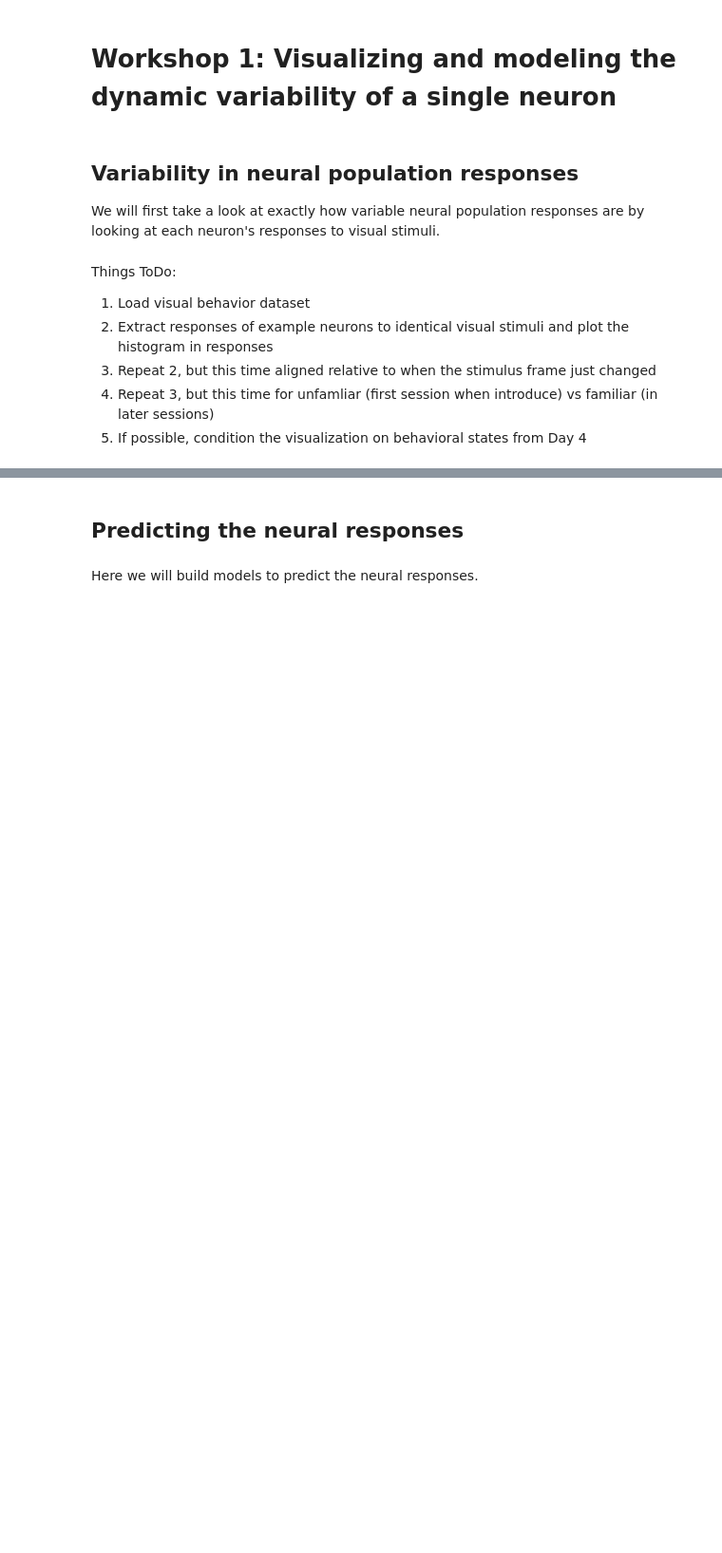
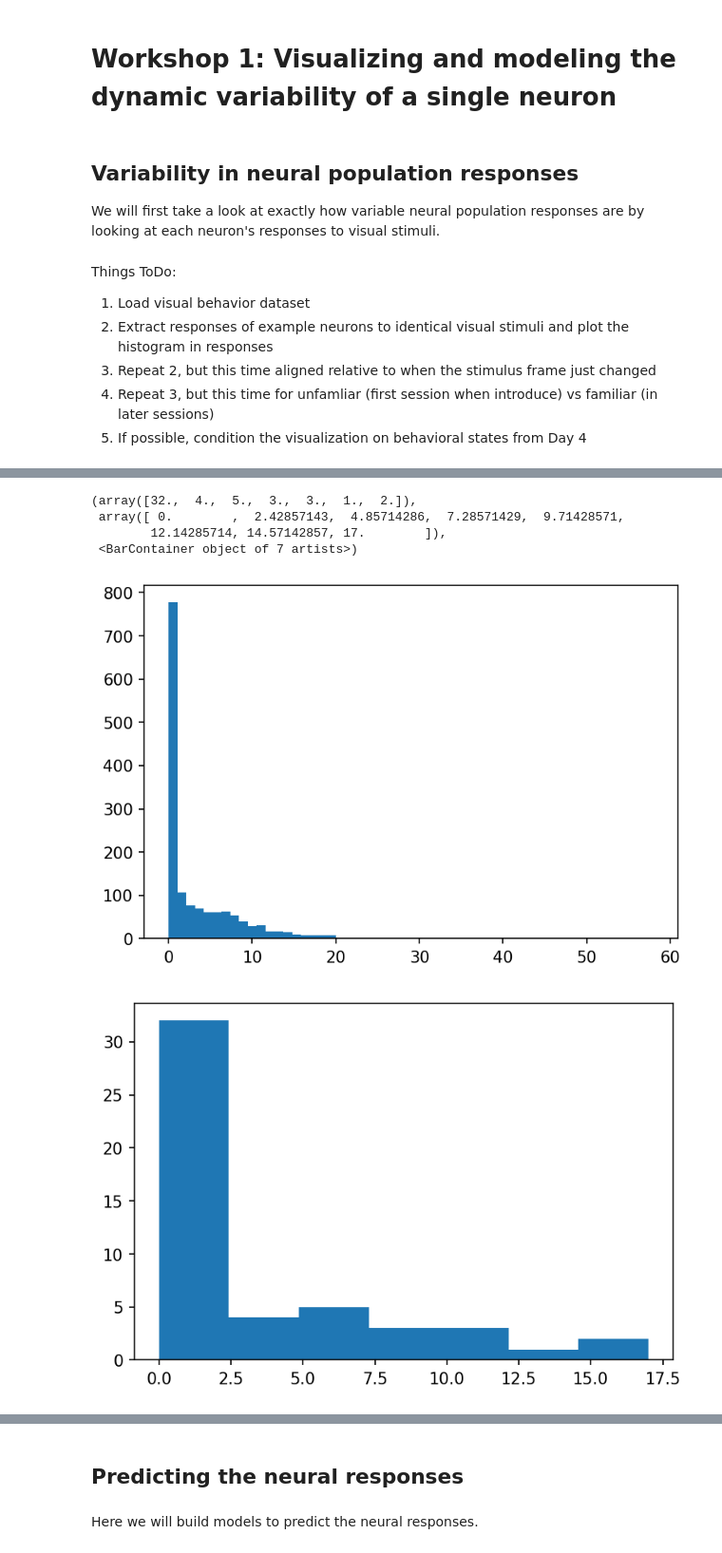
Before and after one commit to AllenInstitute/swdb_2023, a Jupyter notebook: Day5/Day5_VisualDynamicsModeling.ipynb, the cells around one changed output, grey strips where cells are left out. Shown at 95% size. Cells and saved outputs as stored; diff of their text form; code cells hidden in the pictures; blank space fills up the shorter version.

Commit message:
visual coding initial data loading, visualization

```diff
--- a/Day5/Day5_VisualDynamicsModeling.ipynb
+++ b/Day5/Day5_VisualDynamicsModeling.ipynb
@@ -669,0 +700,7 @@ Things ToDo:
+# %%
+unit_id = 1066256892
+# Get the brain region for this unit
+unit_region = unit_channels.loc[unit_id].structure_acronym
+
+# Get spike times for this unit
+unit_spikes = spike_times[unit_id]
@@ -669,0 +736,38 @@ Things ToDo:
+# %%
+# filter for same stimulus
+stimulus_presentations = session.stimulus_presentations
+
+# look at active only for now
+#stimulus_presentations = stimulus_presentations[stimulus_presentations['active']]
+
+stimulus_name = 'im104_r'
+times_stimulus = stimulus_presentations[stimulus_presentations['image_name']==stimulus_name]['start_time'].values
+
+# same stimulus, change
+times_stimulus_change = stimulus_presentations[(stimulus_presentations['image_name']==stimulus_name) &
+                                                stimulus_presentations['is_change']]['start_time'].values
+
+#change_times = stimulus_presentations[stimulus_presentations['active'] &
+#                            stimulus_presentations['is_change']]['start_time'].values
+# %%
+# counts variability across trials
+duration = 0.25
+
+# same stimulus
+counts = get_counts_variability_across_trials(unit_spikes, times_stimulus, window_dur=duration)
+
+plt.figure(figsize=(6,4), dpi=150)
+plt.hist(counts, bins='auto')
+
+# same stimulus, change
+counts = get_counts_variability_across_trials(unit_spikes, times_stimulus_change, window_dur=duration)
+
+plt.figure(figsize=(6,4), dpi=150)
+plt.hist(counts, bins='auto')
+# %% [output]
+(array([32.,  4.,  5.,  3.,  3.,  1.,  2.]),
+ array([ 0.        ,  2.42857143,  4.85714286,  7.28571429,  9.71428571,
+        12.14285714, 14.57142857, 17.        ]),
+ <BarContainer object of 7 artists>)
+[figure, added]
+[figure, added]
```
Also changed, not shown: parts of 15 cells of this notebook, 3 other files.
